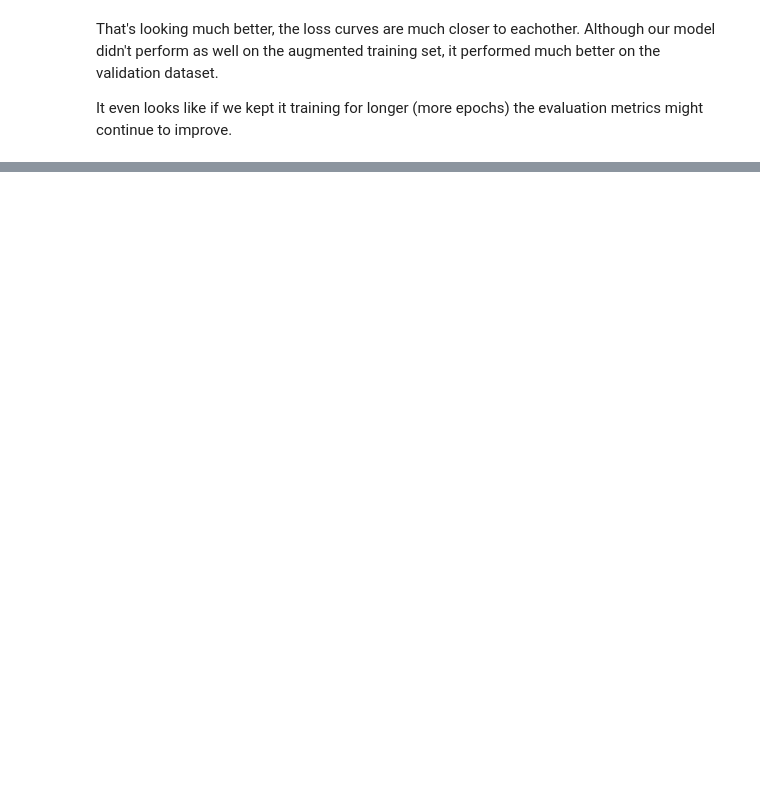
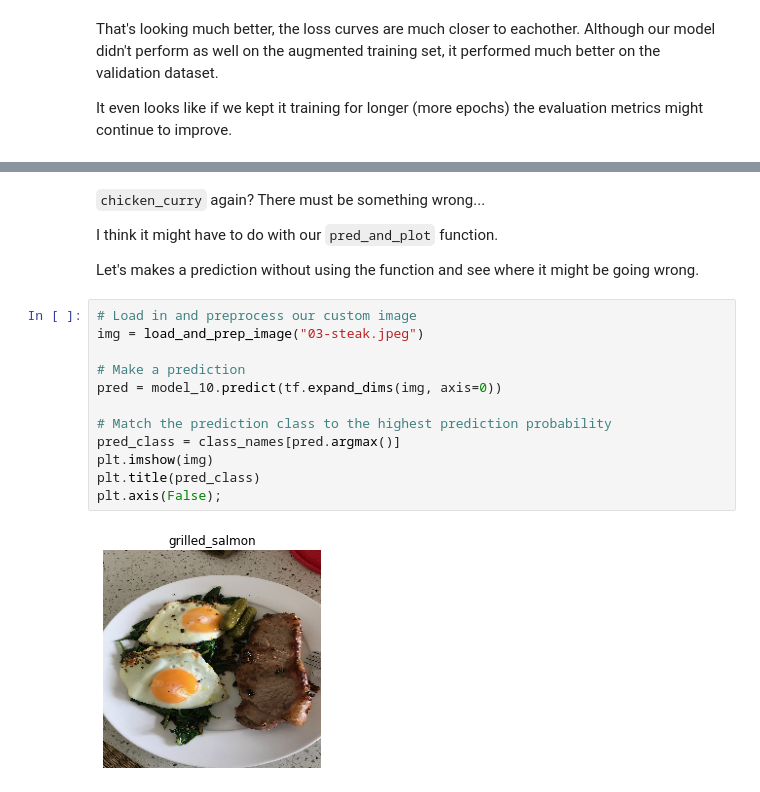
Before and after one commit to kianakiaei/TensorFlow, a Jupyter notebook: 03_computer_vision_with_tensorflow.ipynb, the cells around one changed output, grey strips where cells are left out. Saved outputs shown, nothing was run; the diff lists cells and outputs as text; blank space fills up the shorter version.

```diff
--- a/03_computer_vision_with_tensorflow.ipynb
+++ b/03_computer_vision_with_tensorflow.ipynb
@@ -1581,0 +1624,20 @@ It even looks like if we kept it training for longer (more epochs) the evaluatio
+# %% [markdown]
+`chicken_curry` again? There must be something wrong...
+
+I think it might have to do with our `pred_and_plot` function.
+
+Let's makes a prediction without using the function and see where it might be going wrong.
+# %%
+# Load in and preprocess our custom image
+img = load_and_prep_image("03-steak.jpeg")
+
+# Make a prediction
+pred = model_10.predict(tf.expand_dims(img, axis=0))
+
+# Match the prediction class to the highest prediction probability
+pred_class = class_names[pred.argmax()]
+plt.imshow(img)
+plt.title(pred_class)
+plt.axis(False);
+# %% [output]
+[figure, added]
```
Also changed, not shown: parts of 58 cells of this notebook.
